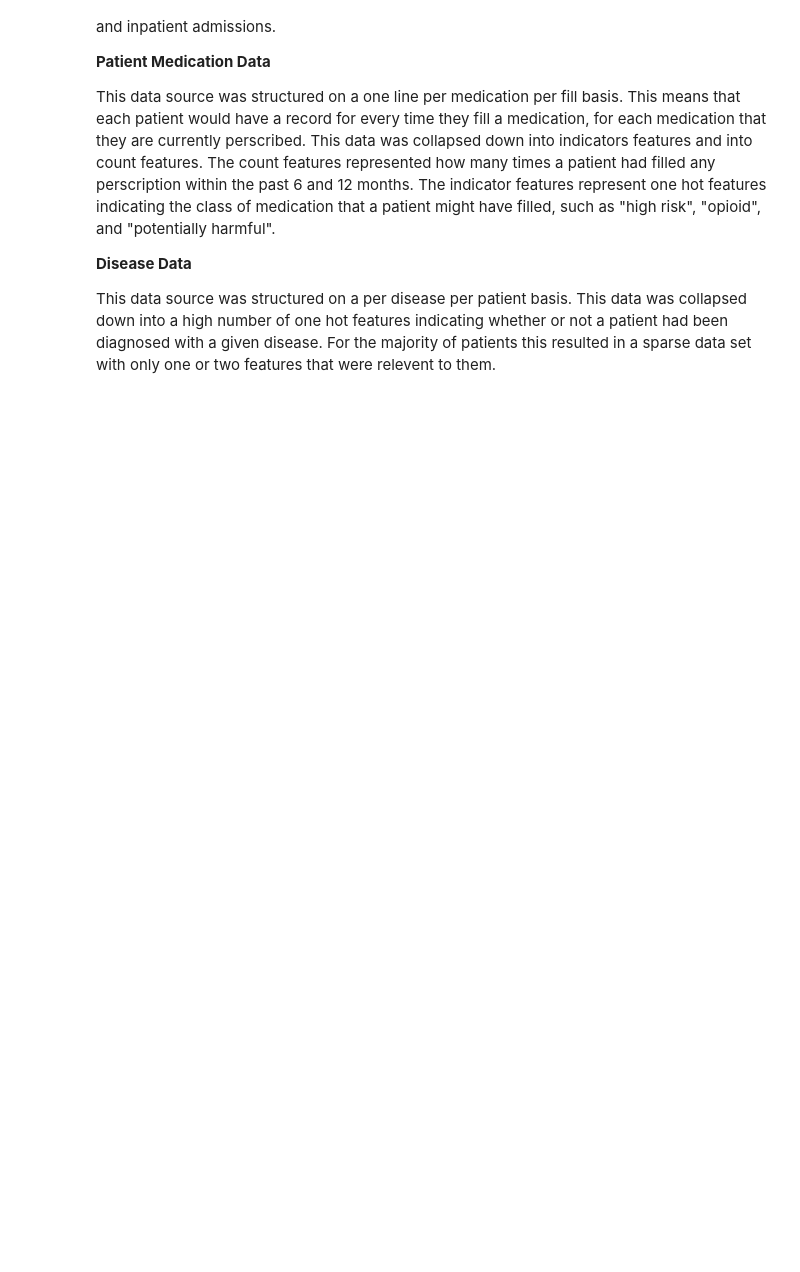
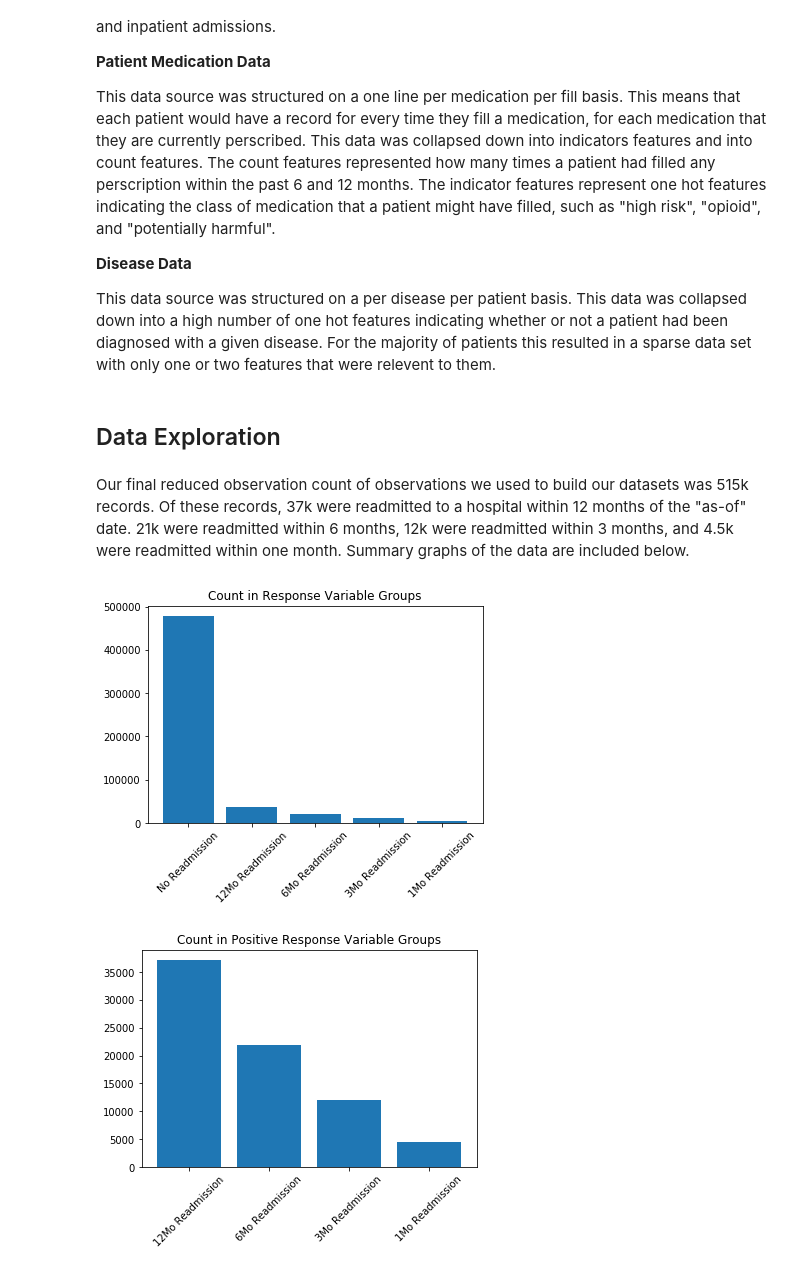
Before and after one commit to philip-johnson-2/DS5500, a Jupyter notebook: modeling/project_report.ipynb, the cells around one changed output. Cells and saved outputs as stored; diff of their text form; code cells hidden in the pictures; blank space fills up the shorter version.

```diff
--- a/modeling/project_report.ipynb
+++ b/modeling/project_report.ipynb
@@ -72,6 +87,8 @@ This data source was structured on a one line per medication per fill basis. Thi
 **Disease Data**
 
 This data source was structured on a per disease per patient basis. This data was collapsed down into a high number of one hot features indicating whether or not a patient had been diagnosed with a given disease. For the majority of patients this resulted in a sparse data set with only one or two features that were relevent to them.
+# %% [markdown]
+## Data Exploration
 # %%
 POSTGRES_ADDRESS = 'localhost'
 POSTGRES_PORT = '5433'
@@ -86,3 +103,41 @@ postgres_str = ('postgresql://{username}:{password}@{ipaddress}:{port}/{dbname}'
     dbname='project'))
 # Create the connection
 cnx = sqlalchemy.create_engine(postgres_str)
+
+sql1 = 'select * from patient_record'
+
+raw_data = pd.read_sql_query(sql1, cnx)
+raw_data.fillna(0, inplace=True)
+raw_data.drop(columns=["as_of_date", "patient_id",
+                       "patient_race", "patient_language",
+                       "patient_gender"], inplace=True)
+# %% [markdown]
+Our final reduced observation count of observations we used to build our datasets was 515k records. Of these records, 37k were readmitted to a hospital within 12 months of the "as-of" date. 21k were readmitted within 6 months, 12k were readmitted within 3 months, and 4.5k were readmitted within one month. Summary graphs of the data are included below.
+# %%
+response_vars = [
+    "fut_admission_12mo",
+    "fut_admission_6mo",
+    "fut_admission_3mo",
+    "fut_admission_1mo"
+]
+labels = [
+    'No Readmission',
+    '12Mo Readmission',
+    '6Mo Readmission',
+    '3Mo Readmission',
+    '1Mo Readmission'
+]
+counts = list(raw_data[response_vars].values.sum(0))
+counts = [len(raw_data) - counts[0]] + counts
+plt.bar(labels, counts)
+plt.xticks(rotation=45)
+plt.title('Count in Response Variable Groups')
+plt.show()
+
+plt.bar(labels[1:], counts[1:])
+plt.xticks(rotation=45)
+plt.title('Count in Positive Response Variable Groups')
+plt.show()
+# %% [output]
+[figure, added]
+[figure, added]
```
Also changed, not shown: parts of 24 cells of this notebook, 2 other files.
